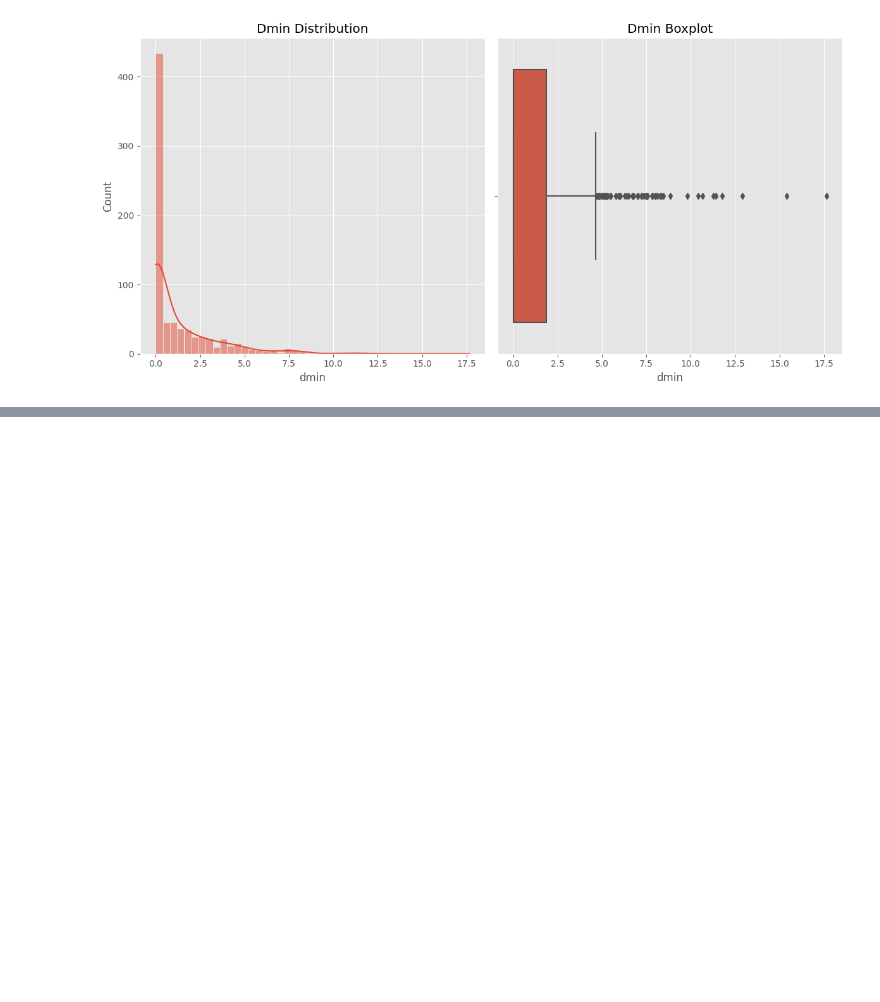
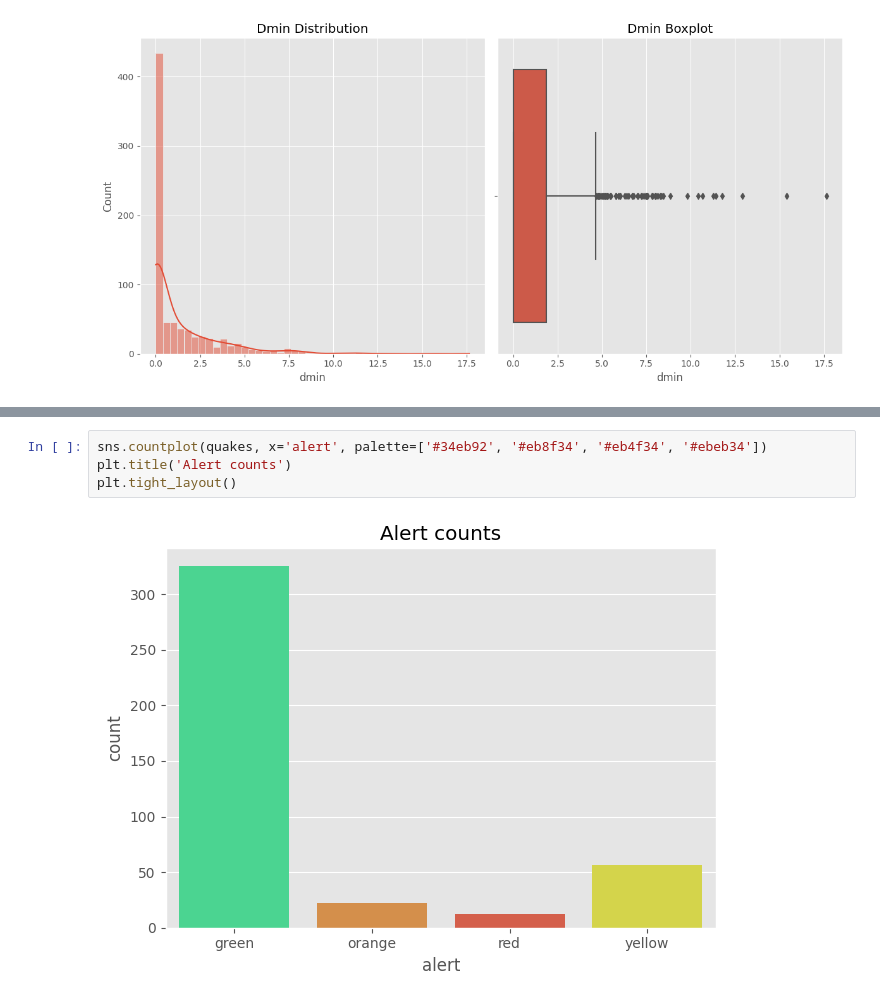
Before and after one commit to LuisMongeB/Earthquake-Alert-Prediction, a Jupyter notebook: eda.ipynb, the cells around one changed output, grey strips where cells are left out. Drawn from its saved outputs; the diff is of its cells as text; blank space fills up the shorter version.

```diff
--- a/eda.ipynb
+++ b/eda.ipynb
@@ -396,0 +463,6 @@ plt.tight_layout()
+# %%
+sns.countplot(quakes, x='alert', palette=['#34eb92', '#eb8f34', '#eb4f34', '#ebeb34'])
+plt.title('Alert counts')
+plt.tight_layout()
+# %% [output]
+[figure, added]
```
Also changed, not shown: parts of 44 cells of this notebook.
